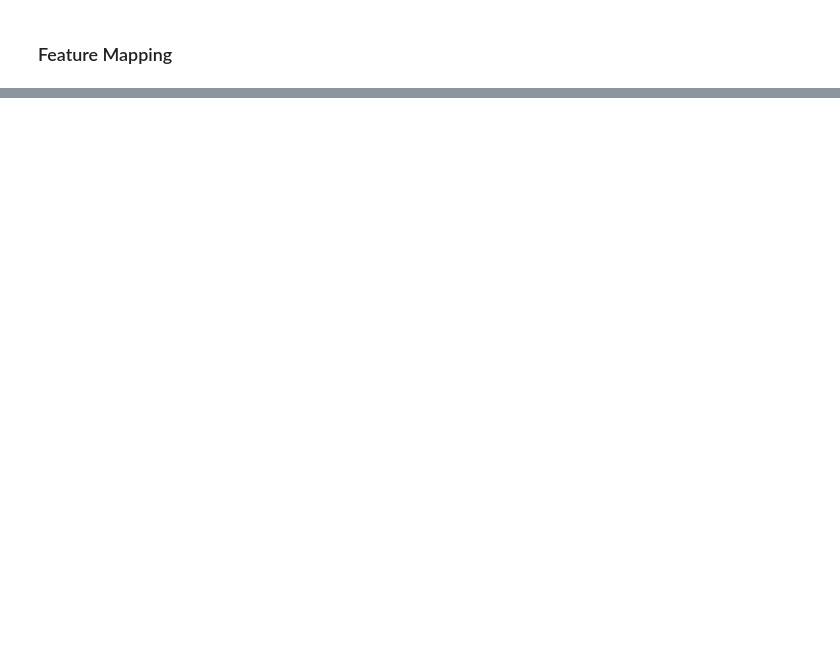
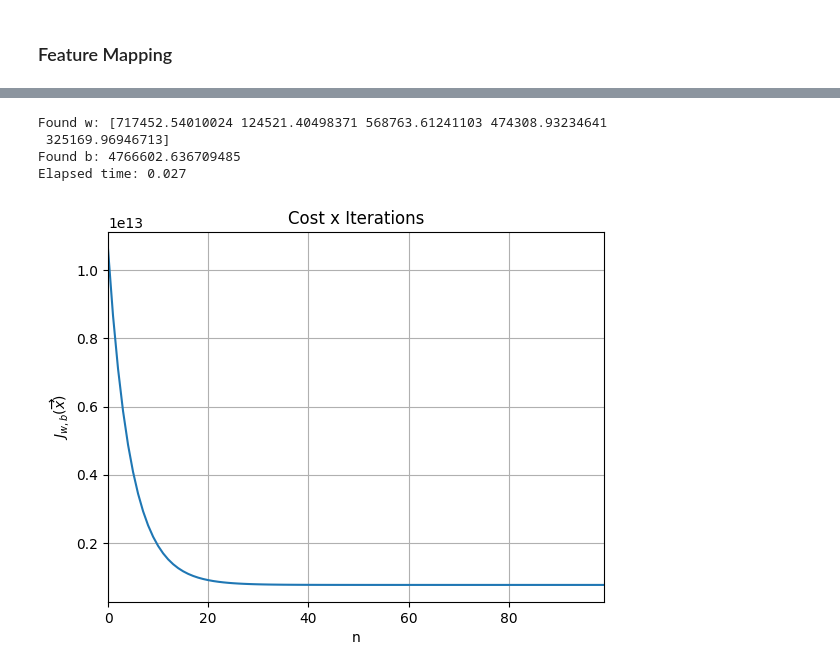
Before and after one commit to matsouto/ML_Notebooks, a Jupyter notebook: Supervised Learning/Multiplelinear.ipynb, the cells around one changed output, grey strips where cells are left out. Cells and saved outputs as stored; diff of their text form; code cells hidden in the pictures; blank space fills up the shorter version.

```diff
--- a/Supervised Learning/Multiplelinear.ipynb
+++ b/Supervised Learning/Multiplelinear.ipynb
@@ -99,0 +119,34 @@ Text(0, 0.5, 'price')
+# %%
+initial_w = np.zeros(x_train.shape[1])
+initial_b = 0
+
+time0 = time.time()
+w_norm, b_norm, J_history = aux.gradient_descent(
+    x_train_norm,
+    y_train,
+    initial_w,
+    initial_b,
+    aux.linear_compute_gradient,
+    aux.linear_compute_cost,
+    n_iters = 100,
+    alpha = 0.1,
+    lambda_ = 0.2)
+
+time1 = time.time()
+elapsedTime = time1 - time0
+
+plt.plot(J_history, color = 'tab:blue')
+plt.title('Cost x Iterations')
+plt.xlabel('n')
+plt.ylabel('$J_{w,b}(\overrightarrow{x})$')
+plt.xlim([0,len(J_history) - 1])
+plt.grid()
+
+print(f'\nFound w: {w_norm} \nFound b: {b_norm}')
+print(f'Elapsed time: {elapsedTime:.3f}')
+# %% [output]
+Found w: [717452.54010024 124521.40498371 568763.61241103 474308.93234641
+ 325169.96946713]
+Found b: 4766602.636709485
+Elapsed time: 0.027
+[figure, added]
```
Also changed, not shown: parts of 9 cells of this notebook, 6 other files.
